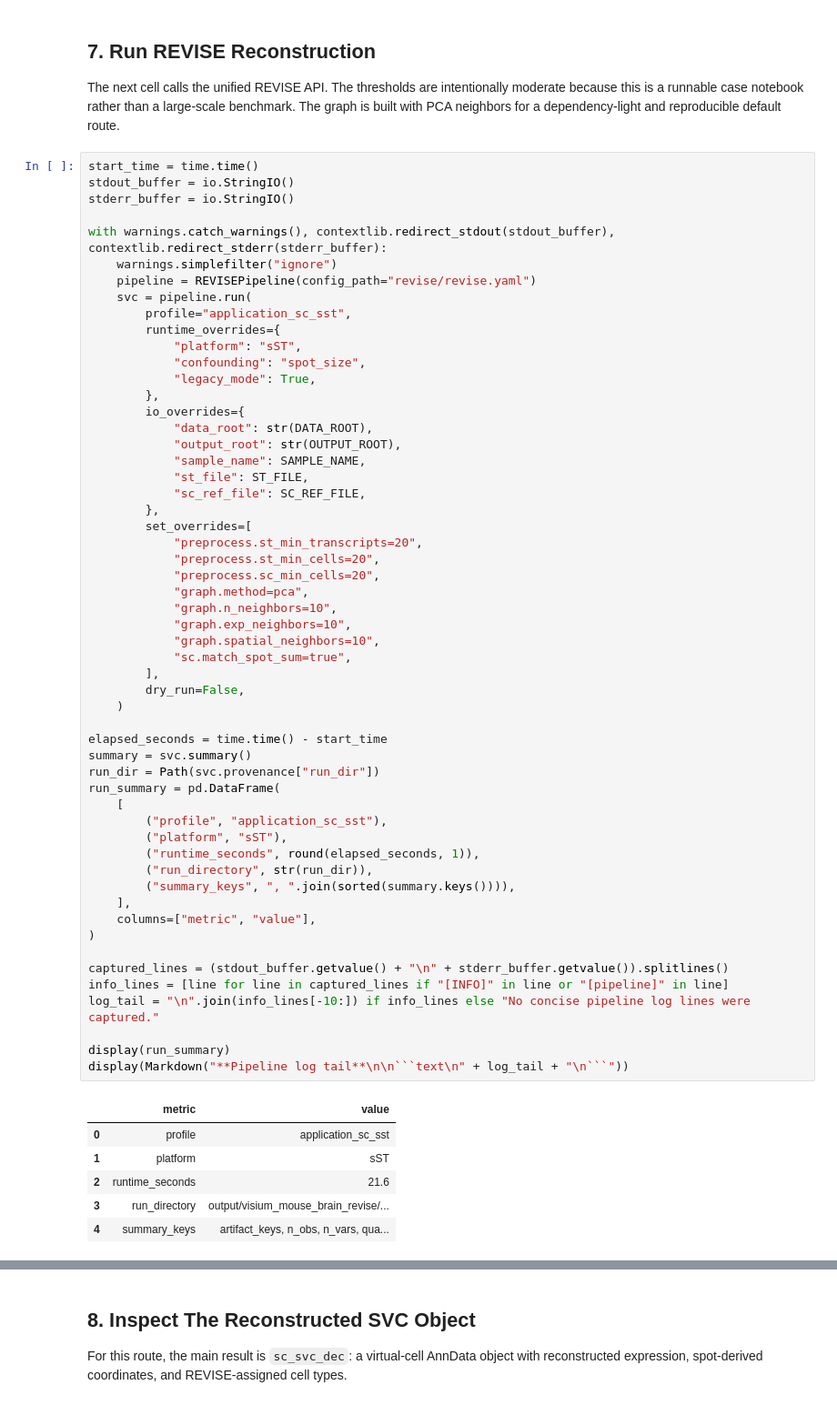
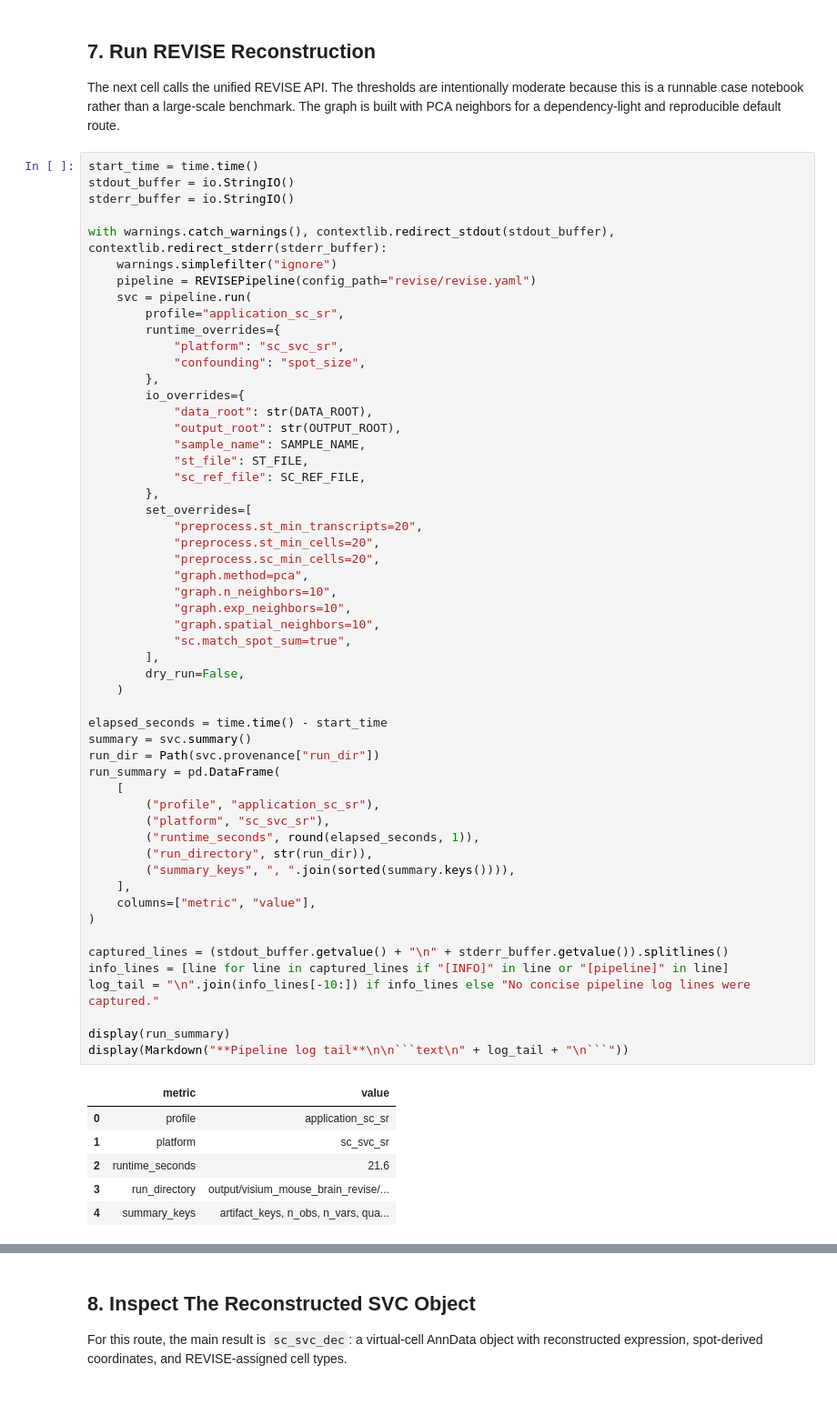
Before and after one commit to wuys13/REVISE, a Jupyter notebook: reproduce/case/sc_SVC_case_Visium_mouse_brain.ipynb, the cells around one changed output, grey strips where cells are left out. Shown at 91% size. Drawn from its saved outputs; the diff is of its cells as text.

````diff
--- a/reproduce/case/sc_SVC_case_Visium_mouse_brain.ipynb
+++ b/reproduce/case/sc_SVC_case_Visium_mouse_brain.ipynb
@@ -568,11 +568,10 @@ with warnings.catch_warnings(), contextlib.redirect_stdout(stdout_buffer), conte
     warnings.simplefilter("ignore")
     pipeline = REVISEPipeline(config_path="revise/revise.yaml")
     svc = pipeline.run(
-        profile="application_sc_sst",
+        profile="application_sc_sr",
         runtime_overrides={
-            "platform": "sST",
+            "platform": "sc_svc_sr",
             "confounding": "spot_size",
-            "legacy_mode": True,
         },
         io_overrides={
             "data_root": str(DATA_ROOT),
@@ -587,37 +586,37 @@ with warnings.catch_warnings(), contextlib.redirect_stdout(stdout_buffer), conte
             "preprocess.sc_min_cells=20",
             "graph.method=pca",
             "graph.n_neighbors=10",
             "graph.exp_neighbors=10",
             "graph.spatial_neighbors=10",
             "sc.match_spot_sum=true",
         ],
         dry_run=False,
     )
 
 elapsed_seconds = time.time() - start_time
 summary = svc.summary()
 run_dir = Path(svc.provenance["run_dir"])
 run_summary = pd.DataFrame(
     [
-        ("profile", "application_sc_sst"),
-        ("platform", "sST"),
+        ("profile", "application_sc_sr"),
+        ("platform", "sc_svc_sr"),
         ("runtime_seconds", round(elapsed_seconds, 1)),
         ("run_directory", str(run_dir)),
         ("summary_keys", ", ".join(sorted(summary.keys()))),
     ],
     columns=["metric", "value"],
 )
 
 captured_lines = (stdout_buffer.getvalue() + "\n" + stderr_buffer.getvalue()).splitlines()
 info_lines = [line for line in captured_lines if "[INFO]" in line or "[pipeline]" in line]
 log_tail = "\n".join(info_lines[-10:]) if info_lines else "No concise pipeline log lines were captured."
 
 display(run_summary)
 display(Markdown("**Pipeline log tail**\n\n```text\n" + log_tail + "\n```"))
 # %% [output]
 |  | metric | value |
-| 0 | profile | application_sc_sst |
-| 1 | platform | sST |
+| 0 | profile | application_sc_sr |
+| 1 | platform | sc_svc_sr |
 | 2 | runtime_seconds | 21.6 |
 | 3 | run_directory | output/visium_mouse_brain_revise/... |
 | 4 | summary_keys | artifact_keys, n_obs, n_vars, qua... |
````
Also changed, not shown: parts of 4 cells of this notebook, 22 other files.
